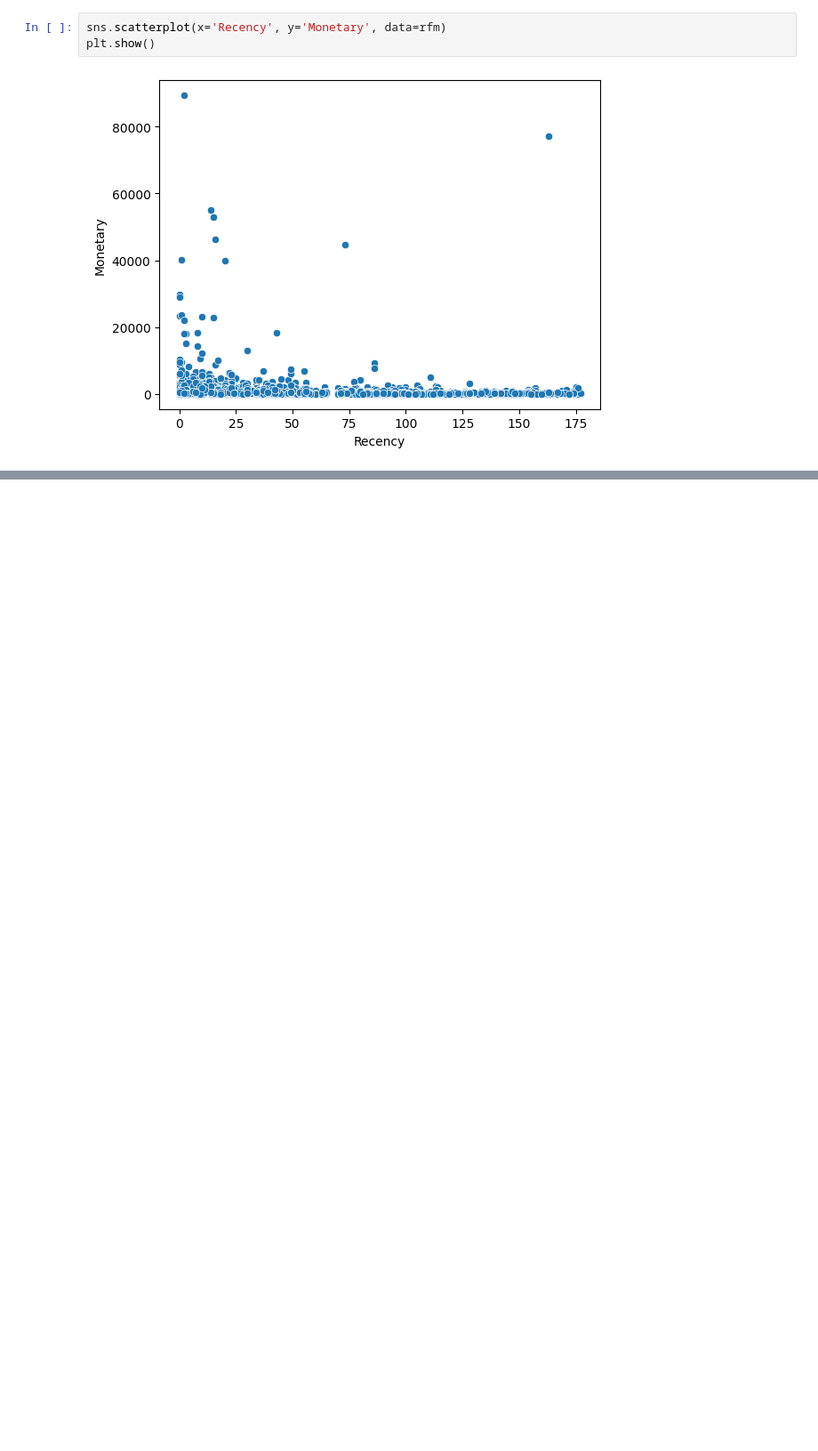
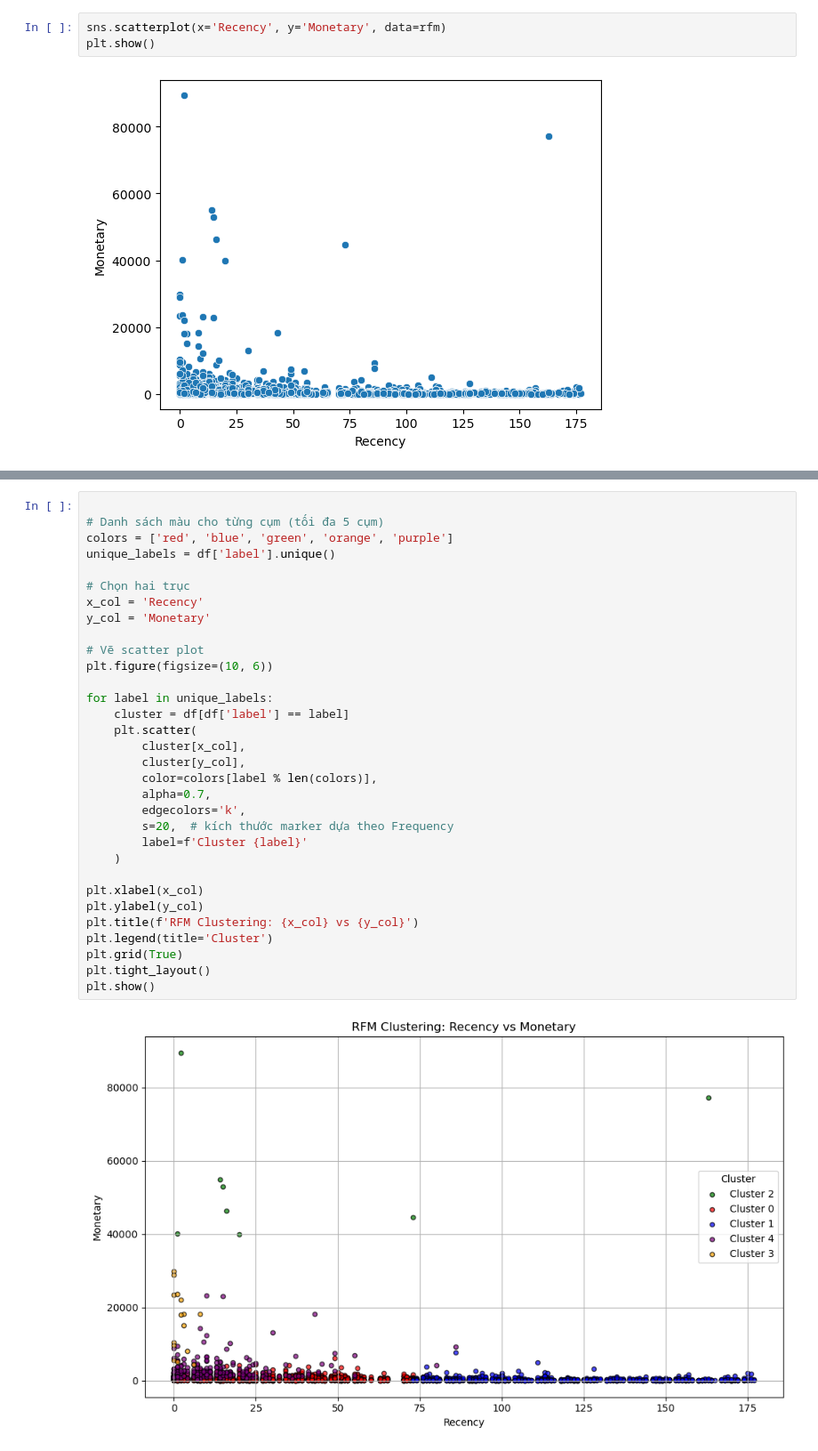
Before and after one commit to ntlong81/Python_TKT64, a Jupyter notebook: Lecture_789_project_RFM.ipynb, the cells around one changed output, grey strips where cells are left out. Shown at 89% size. Saved outputs shown, nothing was run; the diff lists cells and outputs as text; blank space fills up the shorter version.

```diff
--- a/Lecture_789_project_RFM.ipynb
+++ b/Lecture_789_project_RFM.ipynb
@@ -251,0 +479,34 @@ rfm["Frequency"].plot()
+# %%
+
+# Danh sách màu cho từng cụm (tối đa 5 cụm)
+colors = ['red', 'blue', 'green', 'orange', 'purple']
+unique_labels = df['label'].unique()
+
+# Chọn hai trục
+x_col = 'Recency'
+y_col = 'Monetary'
+
+# Vẽ scatter plot
+plt.figure(figsize=(10, 6))
+
+for label in unique_labels:
+    cluster = df[df['label'] == label]
+    plt.scatter(
+        cluster[x_col],
+        cluster[y_col],
+        color=colors[label % len(colors)],
+        alpha=0.7,
+        edgecolors='k',
+        s=20,  # kích thước marker dựa theo Frequency
+        label=f'Cluster {label}'
+    )
+
+plt.xlabel(x_col)
+plt.ylabel(y_col)
+plt.title(f'RFM Clustering: {x_col} vs {y_col}')
+plt.legend(title='Cluster')
+plt.grid(True)
+plt.tight_layout()
+plt.show()
+# %% [output]
+[figure, added]
```
Also changed, not shown: parts of 29 cells of this notebook, 2 other files.
